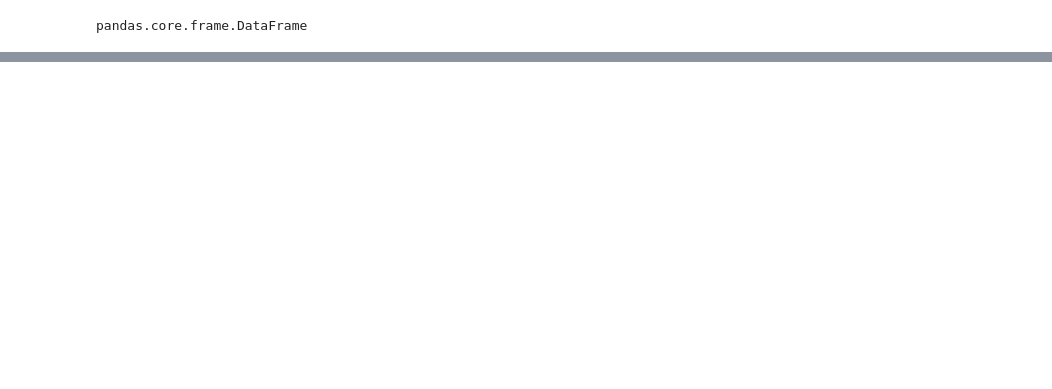
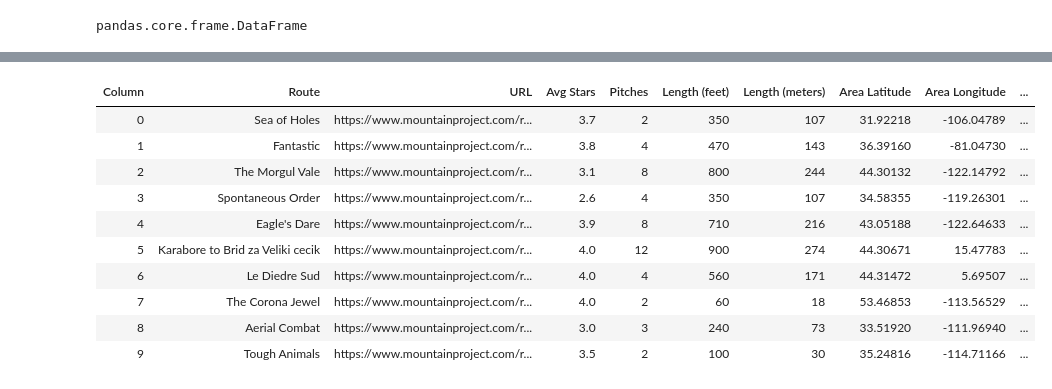
Before and after one commit to andrew2code/multi_pitch, a Jupyter notebook: eda.ipynb, the cells around one changed output, grey strips where cells are left out. Cells and saved outputs as stored; diff of their text form; code cells hidden in the pictures; blank space fills up the shorter version.

```diff
--- a/eda.ipynb
+++ b/eda.ipynb
@@ -147,0 +191,14 @@ array(['Sport', 'Trad, Sport, Aid', 'Trad, Sport', 'Trad, TR',
+# %%
+climbing.fillna(value={'Loc 3':'-', 'Loc 4':'-', 'Loc 5': '-', 'Loc 6': '-', 'Length (feet)':'Not Measured', 'Protection Rating':'G or PG', 'Aid Climbing Grading':'Not Given', 'Route Type 3':'-', 'Route Type 2':'-'}).head(10)
+# %% [output]
+| Column | Route | URL | Avg Stars | Pitches | Length (feet) | Length (meters) | Area Latitude | Area Longitude | ... |
+| 0 | Sea of Holes | https://www.mountainproject.com/r... | 3.7 | 2 | 350 | 107 | 31.92218 | -106.04789 | ... |
+| 1 | Fantastic | https://www.mountainproject.com/r... | 3.8 | 4 | 470 | 143 | 36.39160 | -81.04730 | ... |
+| 2 | The Morgul Vale | https://www.mountainproject.com/r... | 3.1 | 8 | 800 | 244 | 44.30132 | -122.14792 | ... |
+| 3 | Spontaneous Order | https://www.mountainproject.com/r... | 2.6 | 4 | 350 | 107 | 34.58355 | -119.26301 | ... |
+| 4 | Eagle's Dare | https://www.mountainproject.com/r... | 3.9 | 8 | 710 | 216 | 43.05188 | -122.64633 | ... |
+| 5 | Karabore to Brid za Veliki cecik | https://www.mountainproject.com/r... | 4.0 | 12 | 900 | 274 | 44.30671 | 15.47783 | ... |
+| 6 | Le Diedre Sud | https://www.mountainproject.com/r... | 4.0 | 4 | 560 | 171 | 44.31472 | 5.69507 | ... |
+| 7 | The Corona Jewel | https://www.mountainproject.com/r... | 4.0 | 2 | 60 | 18 | 53.46853 | -113.56529 | ... |
+| 8 | Aerial Combat | https://www.mountainproject.com/r... | 3.0 | 3 | 240 | 73 | 33.51920 | -111.96940 | ... |
+| 9 | Tough Animals | https://www.mountainproject.com/r... | 3.5 | 2 | 100 | 30 | 35.24816 | -114.71166 | ... |
```
Also changed, not shown: parts of 19 cells of this notebook, 3 other files.
